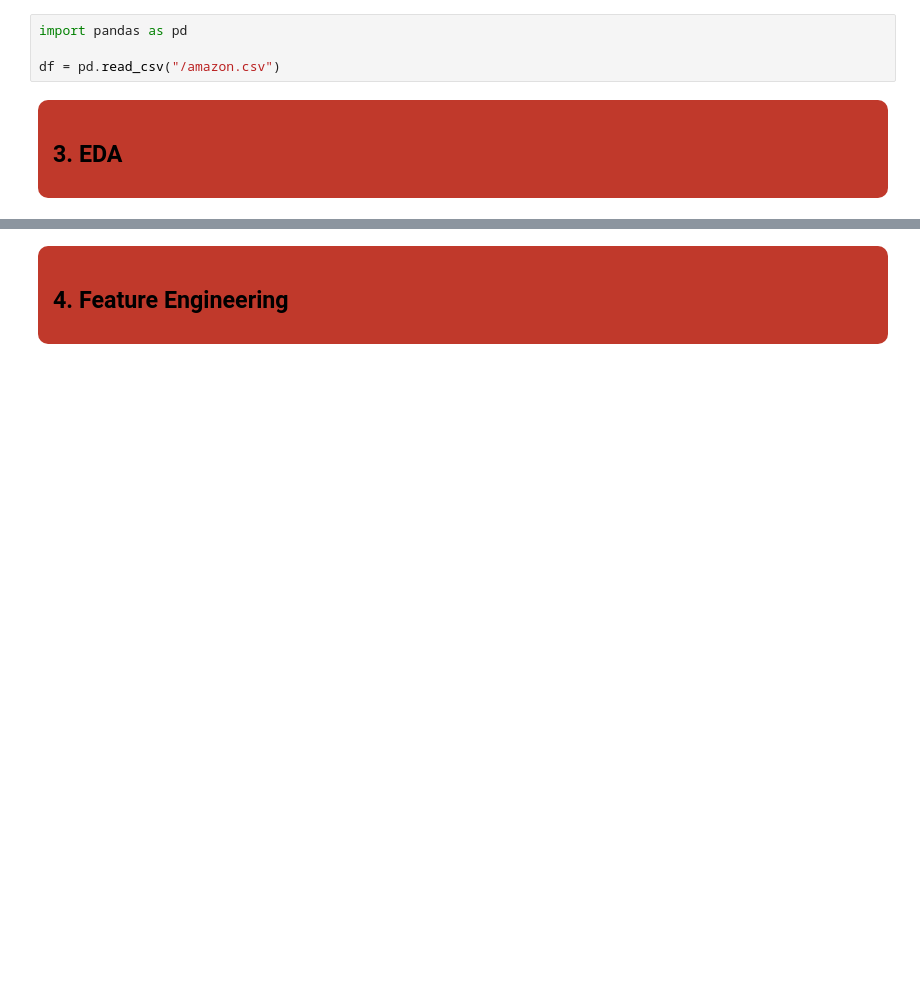
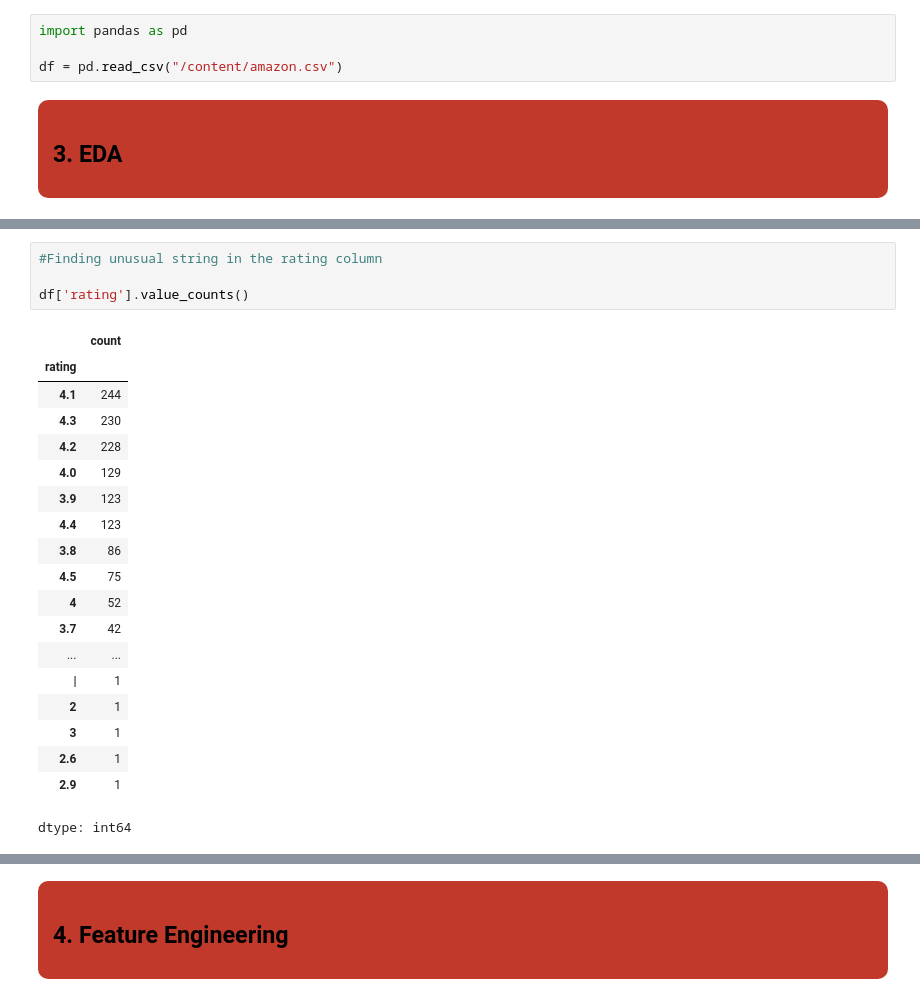
Before and after one commit to SunidhiHere/Amazon-E-Commerce-Project, a Jupyter notebook: amazon-e-commerce-analysis.ipynb, the cells around one changed output, grey strips where cells are left out. Cells and saved outputs as stored; diff of their text form; blank space fills up the shorter version.

```diff
--- a/amazon-e-commerce-analysis.ipynb
+++ b/amazon-e-commerce-analysis.ipynb
@@ -41,7 +38,7 @@ import matplotlib.pyplot as plt
 # %%
 import pandas as pd
 
-df = pd.read_csv("/amazon.csv")
+df = pd.read_csv("/content/amazon.csv")
 # %% [markdown]
 <div style="background-color:#C0392B; padding:15px; border-radius:10px">
 <h2 style="color:black;">3. EDA</h2>
@@ -56,0 +128,24 @@ df.shape
+# %%
+#Finding unusual string in the rating column
+
+df['rating'].value_counts()
+# %% [output]
+|  | count |
+| rating |  |
+| 4.1 | 244 |
+| 4.3 | 230 |
+| 4.2 | 228 |
+| 4.0 | 129 |
+| 3.9 | 123 |
+| 4.4 | 123 |
+| 3.8 | 86 |
+| 4.5 | 75 |
+| 4 | 52 |
+| 3.7 | 42 |
+| ... | ... |
+| | | 1 |
+| 2 | 1 |
+| 3 | 1 |
+| 2.6 | 1 |
+| 2.9 | 1 |
+dtype: int64
```
Also changed, not shown: parts of 20 cells of this notebook.
